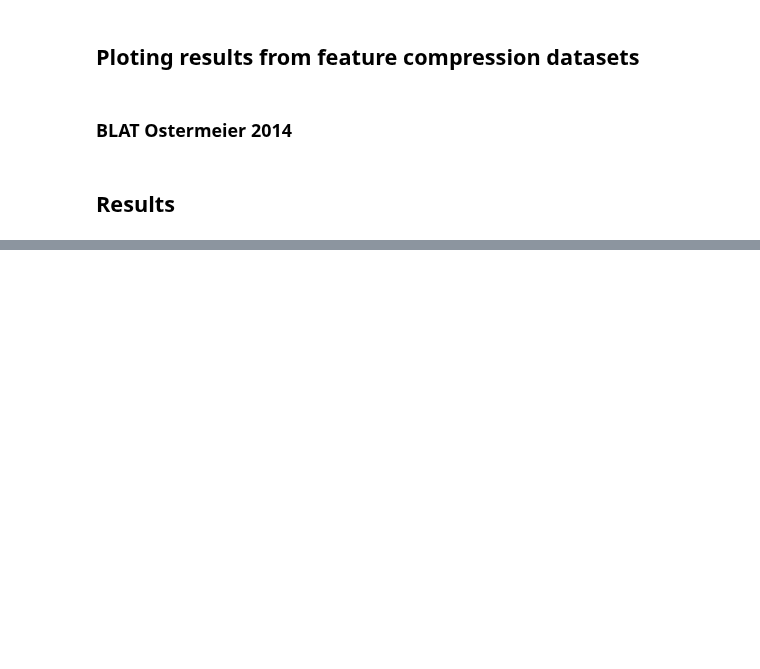
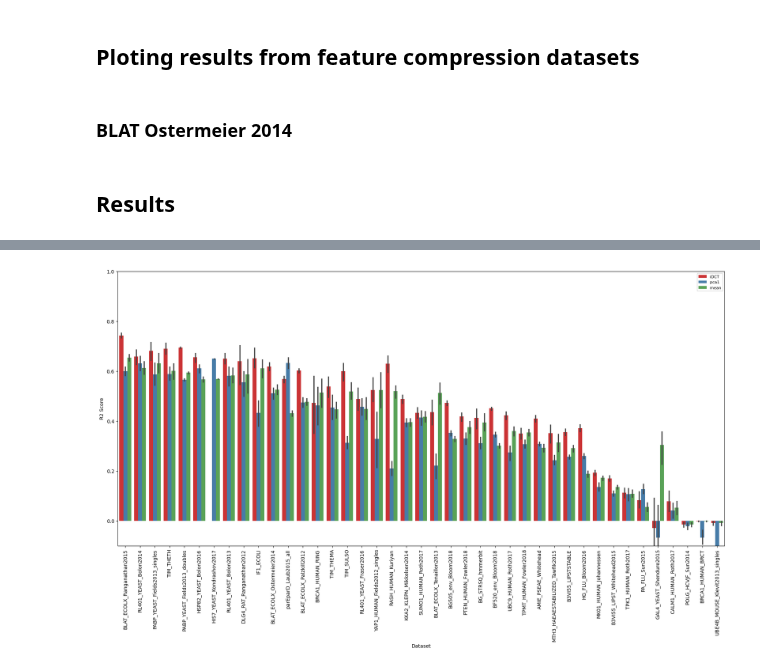
Before and after one commit to ziul-bio/SWAT, a Jupyter notebook: plot_results.ipynb, the cells around one changed output, grey strips where cells are left out. Cells and saved outputs as stored; diff of their text form; code cells hidden in the pictures; blank space fills up the shorter version.

```diff
--- a/plot_results.ipynb
+++ b/plot_results.ipynb
@@ -81,0 +85,12 @@ for file in os.listdir('results/regression/'):
+# %%
+base_path = 'results/regression_L1_1e-3'
+data = pd.DataFrame()
+for file in os.listdir(base_path):
+    file_path = os.path.join(base_path, file)
+    df = pd.read_csv(file_path, index_col=0)
+    dataset = [file.split('_esm2')[0]] *len(df)
+
+    df.insert(0, 'Dataset', dataset,)
+    data = pd.concat([data, df])
+
+data
@@ -81,0 +113,4 @@ for file in os.listdir('results/regression/'):
+# %%
+l1 = ['mean', 'pca1', 'iDCT']
+data1 = data.query("Compression_methd in @l1").copy()
+data1
@@ -81,0 +131,6 @@ for file in os.listdir('results/regression/'):
+# %%
+cols = ['Dataset', 'R2_score_test']
+dataset_order = data1[cols].groupby('Dataset').mean().sort_values('R2_score_test', ascending=False).index
+data1['Dataset'] = pd.Categorical(data1['Dataset'], categories=dataset_order, ordered=True)
+data1.sort_values('Dataset', inplace=True)
+data1
@@ -81,0 +157,11 @@ for file in os.listdir('results/regression/'):
+# %%
+plt.figure(figsize=(22, 10))
+sns.barplot(data=data1, x='Dataset', y='R2_score_test', hue='Compression_methd', palette='Set1')
+plt.ylim(-0.1, 1)
+plt.ylabel('R2 Score')
+plt.xlabel('Dataset')
+plt.xticks(rotation=90)
+plt.legend(loc='upper right', prop={'size': 8})
+plt.show()
+# %% [output]
+[figure, added]
```
Also changed, not shown: parts of 8 cells of this notebook.
